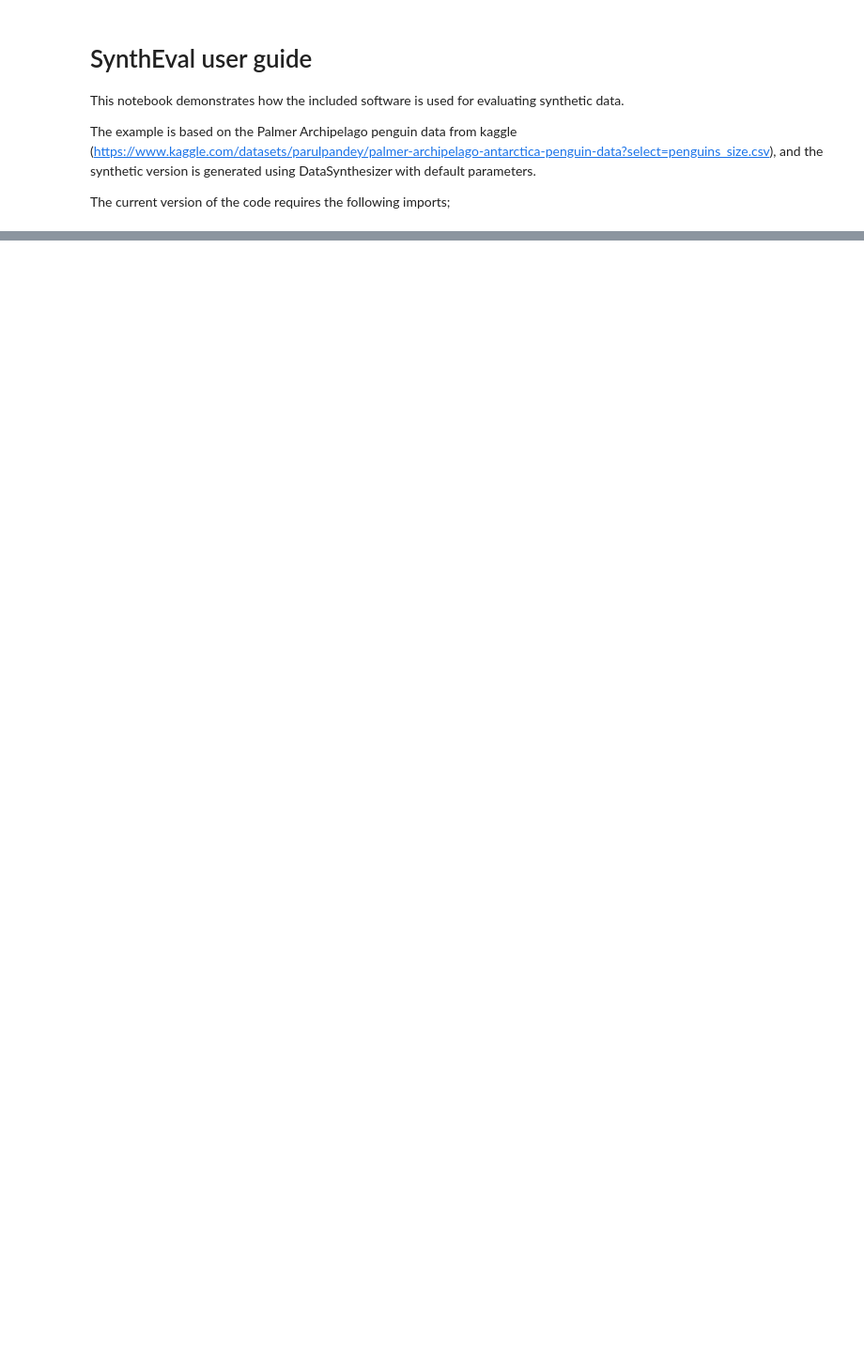
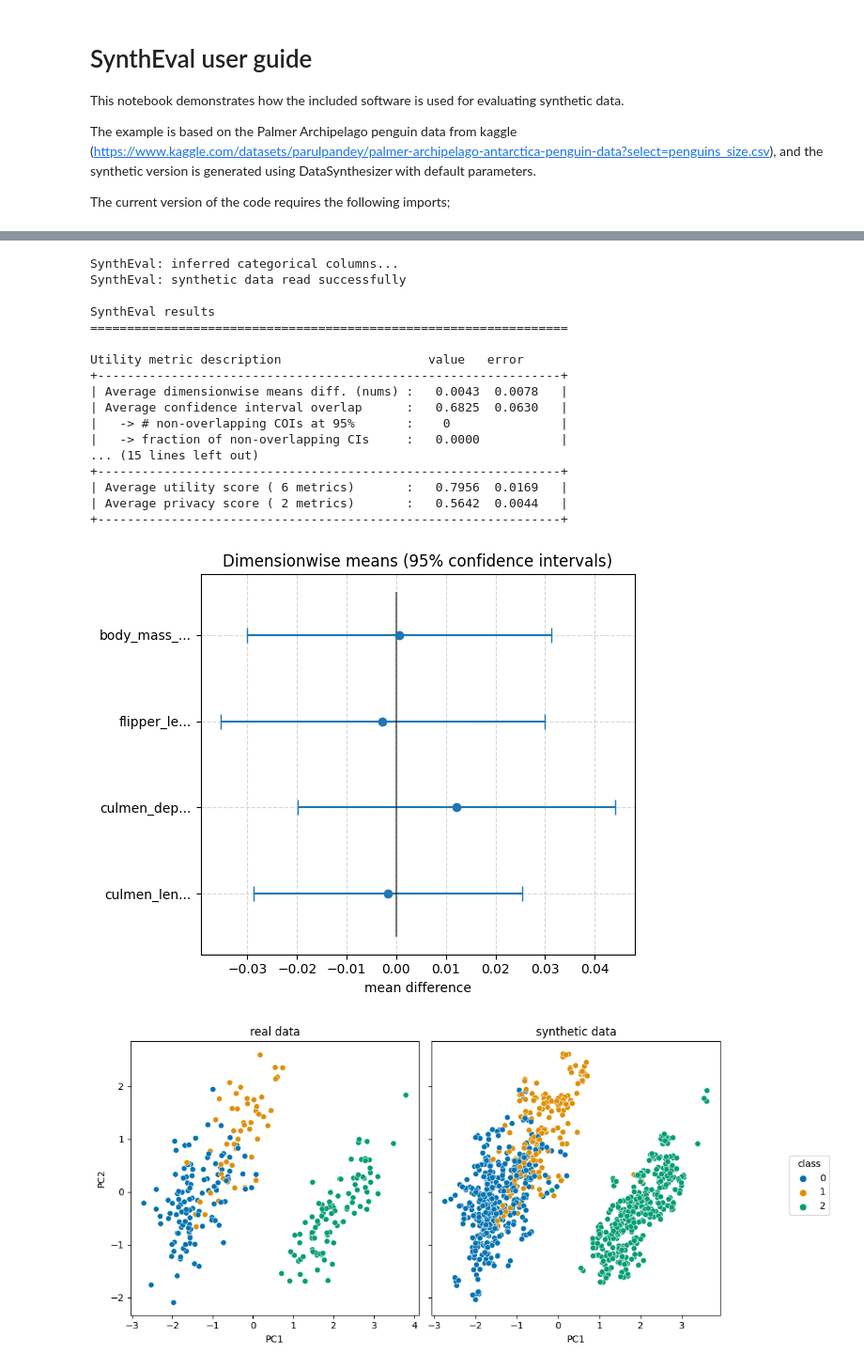
Before and after one commit to schneiderkamplab/syntheval, a Jupyter notebook: guides/syntheval_guide.ipynb, the cells around one changed output, grey strips where cells are left out. Shown: that part at 94% size. Drawn from its saved outputs; the diff is of its cells as text; code cells hidden in the pictures; blank space fills up the shorter version.

```diff
--- a/guides/syntheval_guide.ipynb
+++ b/guides/syntheval_guide.ipynb
@@ -58,0 +57,23 @@ evaluator.full_eval(df_fake,class_lab_col)
+# %%
+S = SynthEval(df_real,hold_out=df_test,nn_distance='euclid',unique_threshold=5)
+_ = S.evaluate(df_fake,target_column,presets_file="fast_eval",ks_test={"do_permutation": False})
+# %% [output]
+SynthEval: inferred categorical columns...
+SynthEval: synthetic data read successfully
+
+SynthEval results
+=================================================================
+
+Utility metric description                    value   error
++---------------------------------------------------------------+
+| Average dimensionwise means diff. (nums) :   0.0043  0.0078   |
+| Average confidence interval overlap      :   0.6825  0.0630   |
+|   -> # non-overlapping COIs at 95%       :    0               |
+|   -> fraction of non-overlapping CIs     :   0.0000           |
+... (15 lines left out)
++---------------------------------------------------------------+
+| Average utility score ( 6 metrics)       :   0.7956  0.0169   |
+| Average privacy score ( 2 metrics)       :   0.5642  0.0044   |
++---------------------------------------------------------------+
+[figure, added]
+[figure, added]
```
Also changed, not shown: parts of 8 cells of this notebook, 2 other files.
